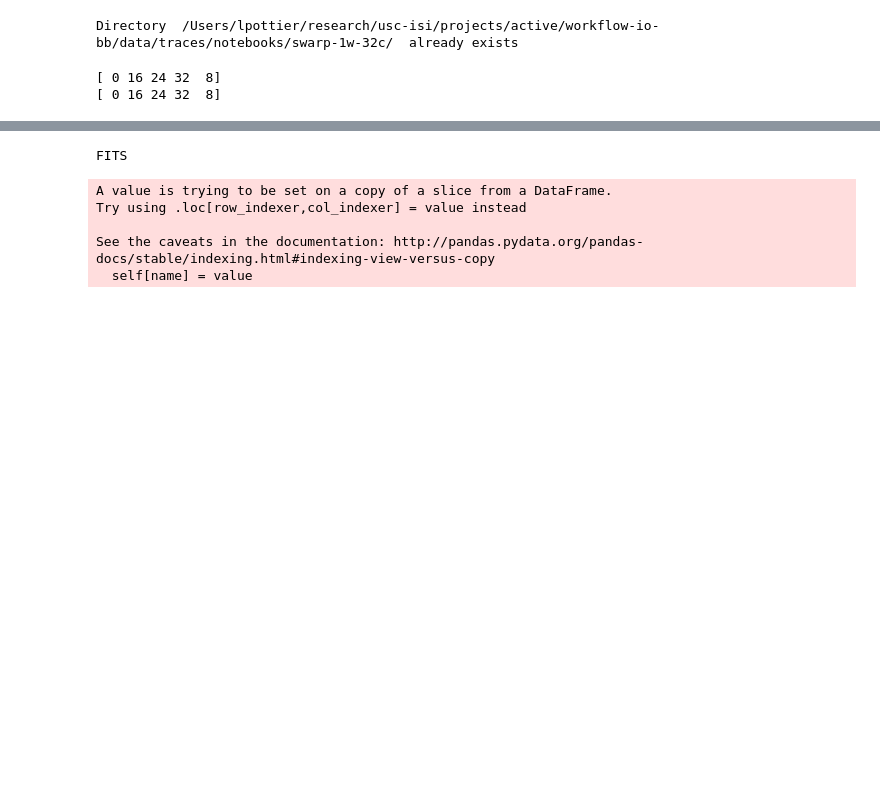
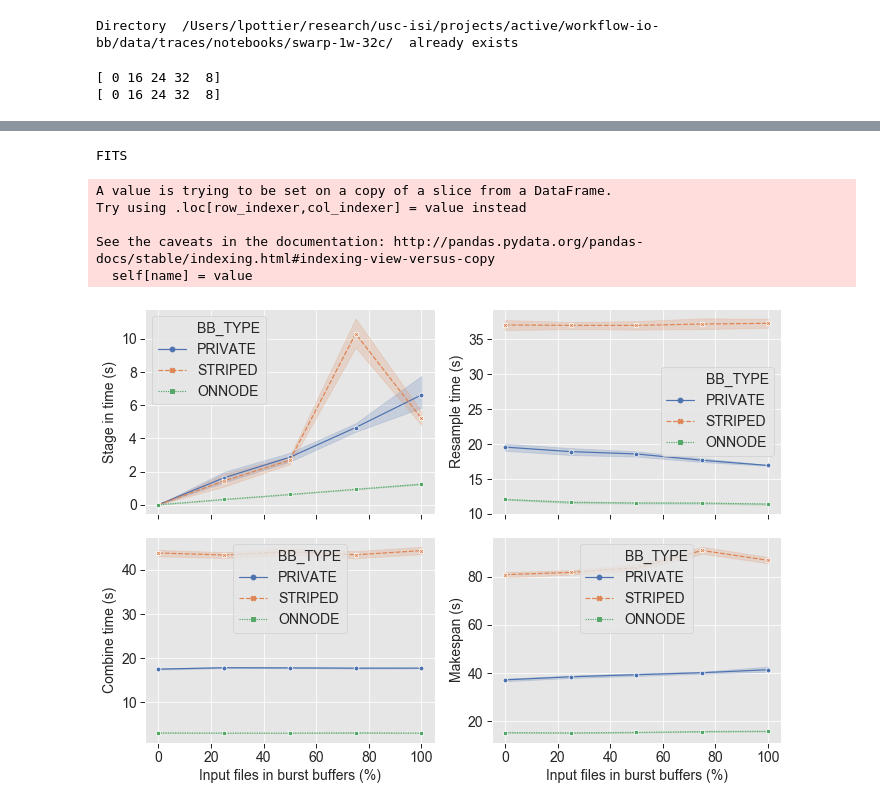
Before and after one commit to lpottier/workflow-io-bb, a Jupyter notebook: data/traces/notebooks/swarp-1w-32c.ipynb, the cells around one changed output, grey strips where cells are left out. Drawn from its saved outputs; the diff is of its cells as text; code cells hidden in the pictures; blank space fills up the shorter version.

```diff
--- a/data/traces/notebooks/swarp-1w-32c.ipynb
+++ b/data/traces/notebooks/swarp-1w-32c.ipynb
@@ -313,37 +324,38 @@ def plot_lineplot_all_tasks_bbtype(df, output, label, legend_label):
     f.patch.set_alpha(0)
 
     g2 = sns.lineplot(x="BB_NB_FILES", y="STAGEIN_TIME_S", hue="BB_TYPE", style="BB_TYPE", data=df, ax=axes[0,0],markers=True)
-    g2.legend(title='', labels=legend_label)
+    g2.legend(title='')
     g2.set(xlabel=label[0], ylabel='Stage in time (s)')
 
     g3 = sns.lineplot(x="BB_NB_FILES", y="RESAMPLE_TIME_S", hue="BB_TYPE", style="BB_TYPE", data=df, ax=axes[0,1],markers=True)
     #g3.legend_.remove()
-    g3.legend(title='', labels=legend_label)
+    g3.legend(title='')
     g3.set(xlabel=label[0], ylabel='Resample time (s)')
 
     g4 = sns.lineplot(x="BB_NB_FILES", y="COMBINE_TIME_S", hue="BB_TYPE", style="BB_TYPE", data=df, ax=axes[1,0],markers=True)
     #g4.legend_.remove()
-    g4.legend(title='', labels=legend_label)
+    g4.legend(title='')
     g4.set(xlabel=label[0], ylabel='Combine time (s)')
 
     g1 = sns.lineplot(x="BB_NB_FILES", y="MAKESPAN_S", hue="BB_TYPE", style="BB_TYPE", data=df, ax=axes[1,1],markers=True)
     #g1.legend_.remove()
-    g1.legend(title='', labels=legend_label)
+    g1.legend(title='')
     g1.set(xlabel=label[0], ylabel='Makespan (s)')
 
     plt.tight_layout()
     plt.savefig(OUTPUT+output+'.pdf', facecolor=f.get_facecolor(), edgecolor='none')
     plt.savefig(OUTPUT+output+'.pgf', facecolor=f.get_facecolor(), edgecolor='none')
     #plt.close()
 
 plot_lineplot_all_tasks_bbtype(temp_df, "swarp-line-fits-1w-32c", label=[xlabel_input, ''], legend_label=legend_bb)
 # %% [output]
 FITS
 A value is trying to be set on a copy of a slice from a DataFrame.
 Try using .loc[row_indexer,col_indexer] = value instead
 
 See the caveats in the documentation: http://pandas.pydata.org/pandas-docs/stable/indexing.html#indexing-view-versus-copy
   self[name] = value
+[figure, added]
 # %%
 def plot_lineplot_per_task_bbtype(df, col, output, xlabel, legend, loc='upper left'):
     name = col.split("_")[0].lower()
```
Also changed, not shown: parts of 11 cells of this notebook, 15 other files.
